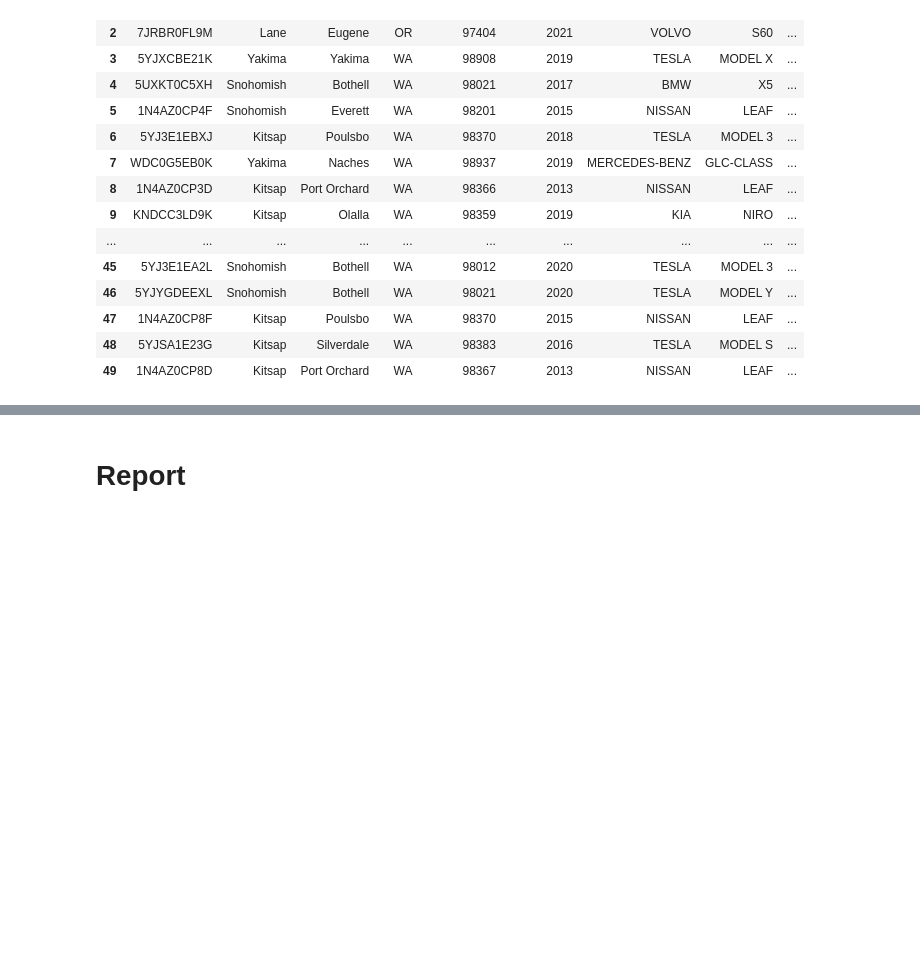
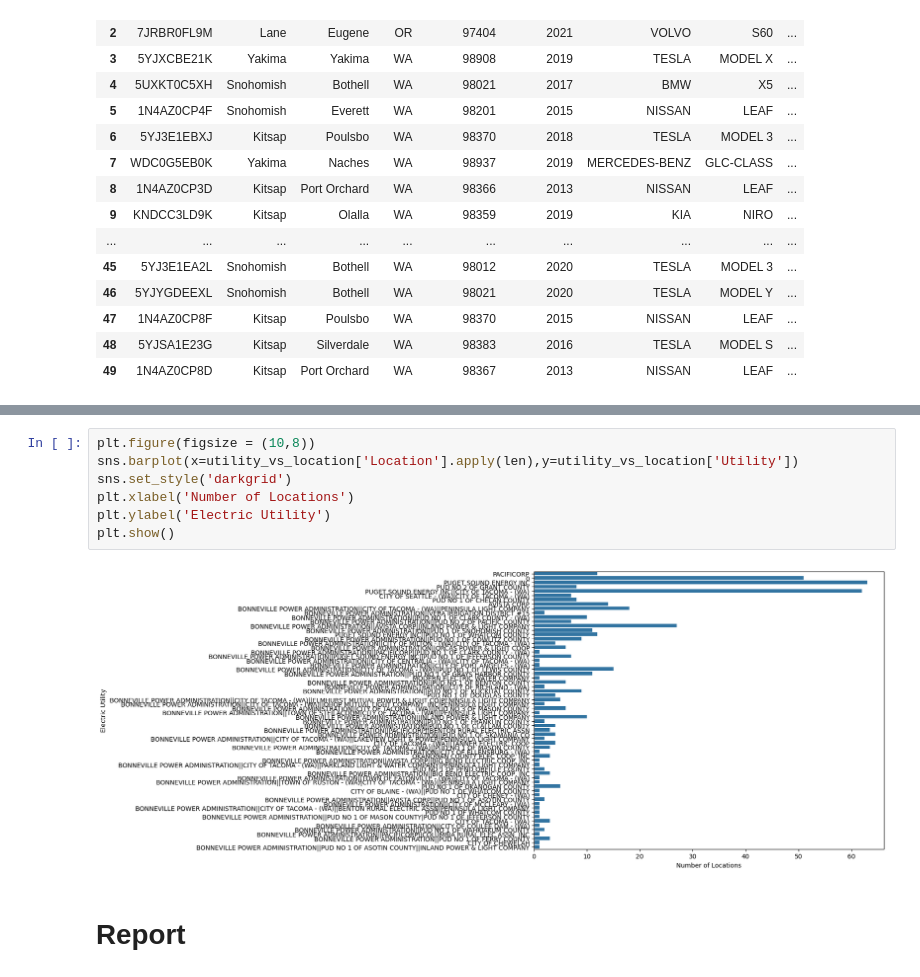
Before and after one commit to leoisqualified/data-analysis-and-ml, a Jupyter notebook: Electric_Vehicle.ipynb, the cells around one changed output, grey strips where cells are left out. Drawn from its saved outputs; the diff is of its cells as text; blank space fills up the shorter version.

```diff
--- a/Electric_Vehicle.ipynb
+++ b/Electric_Vehicle.ipynb
@@ -129,6 +165,15 @@ sns.countplot(y='Fullname', data=df1)
 # %% [output]
 <Axes: xlabel='count', ylabel='Fullname'>
 [figure]
+# %%
+plt.figure(figsize = (10,8))
+sns.barplot(x=utility_vs_location['Location'].apply(len),y=utility_vs_location['Utility'])
+sns.set_style('darkgrid')
+plt.xlabel('Number of Locations')
+plt.ylabel('Electric Utility')
+plt.show()
+# %% [output]
+[figure, added]
 # %% [markdown]
 # **Report**
 # %% [markdown]
```
Also changed, not shown: parts of 9 cells of this notebook.
